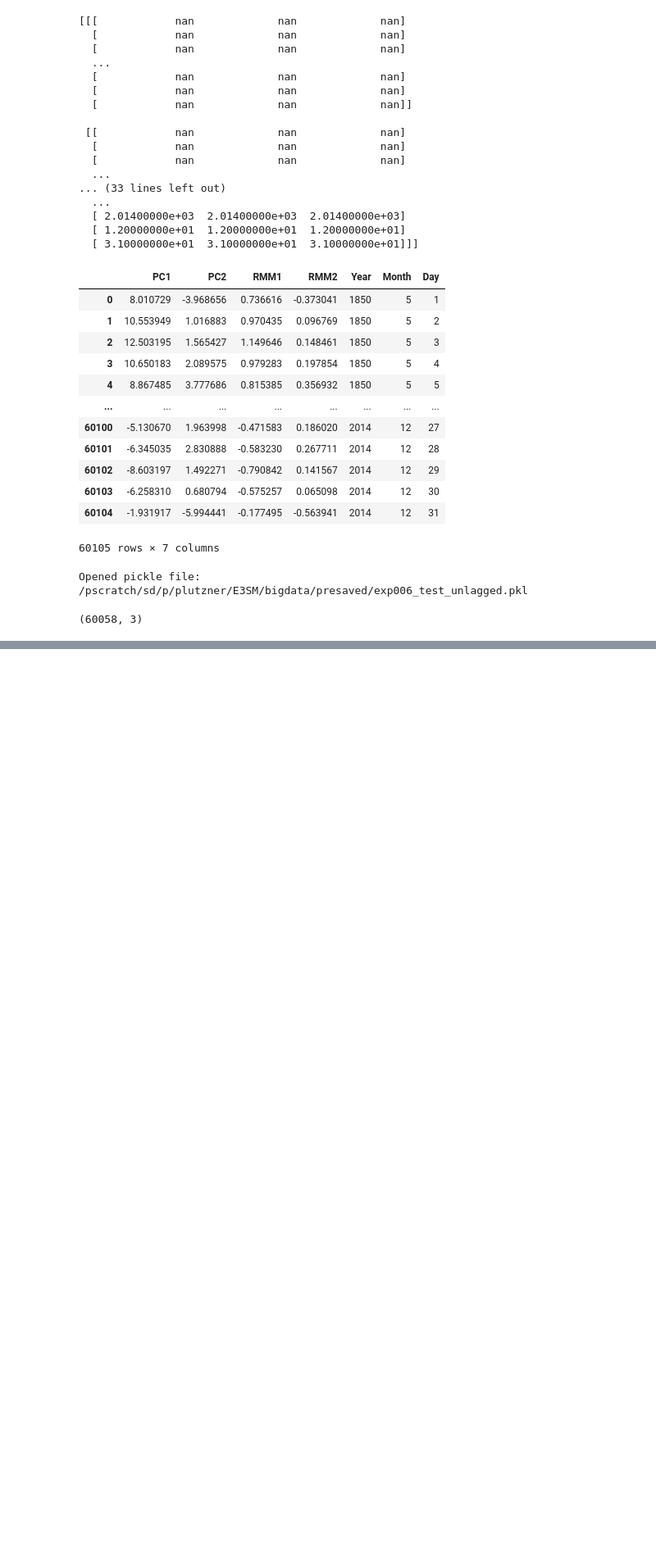
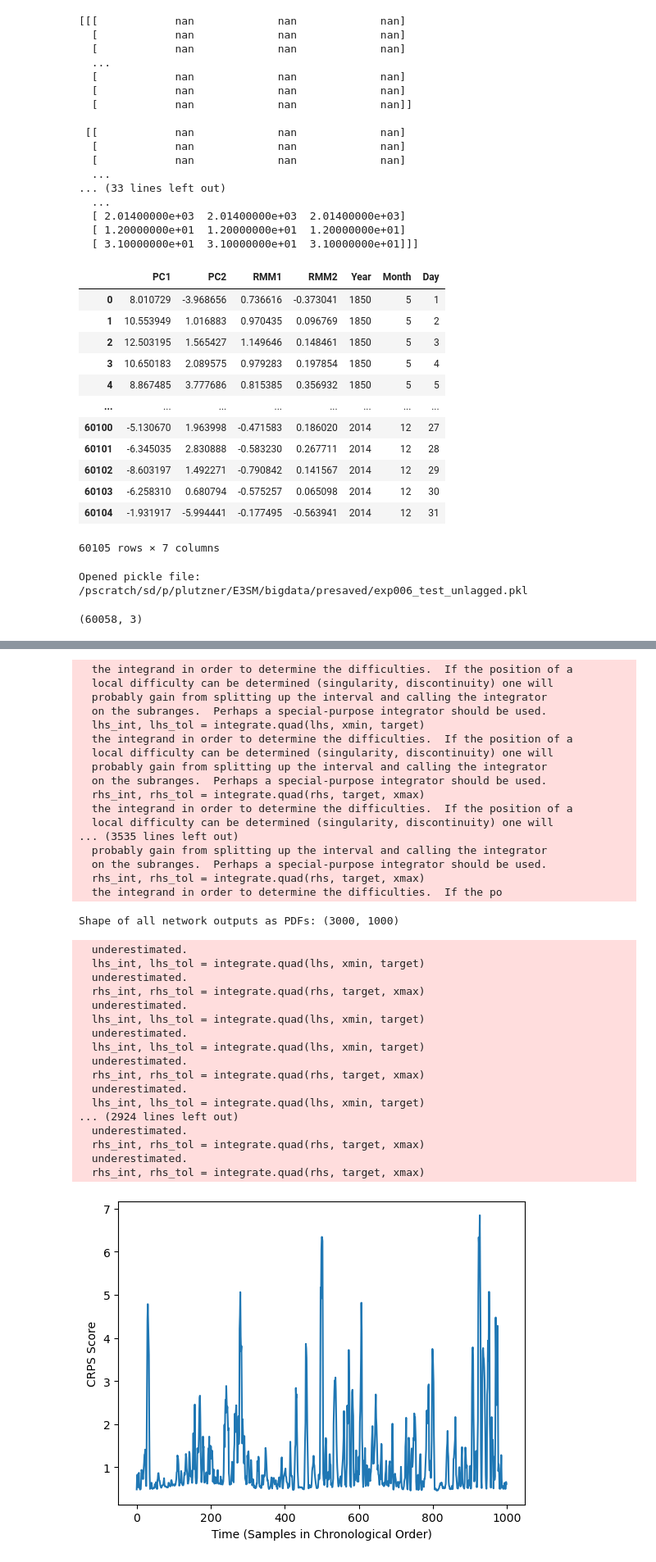
Before and after one commit to Jolan-vP/E3SM, a Jupyter notebook: playfile.ipynb, the cells around one changed output, grey strips where cells are left out. Shown at 82% size. Drawn from its saved outputs; the diff is of its cells as text; code cells hidden in the pictures; blank space fills up the shorter version.

```diff
--- a/playfile.ipynb
+++ b/playfile.ipynb
@@ -785,0 +847,15 @@ print(trimmed_data["x"].shape)
+# %%
+output_short = output[:1000, :]
+target_short = target[:1000]
+climatology_short = climatology[:1000]
+
+print(f"output short : {output_short.shape}")
+print(f"target short: {target_short.shape}")
+print(f"climatology_short: {climatology_short.shape}")
+
+# Comput CRPS for climatology
+CRPS_climatology = CRPS.calculateCRPS(output_short, target_short, x_wide, config, climatology_short)
+
+# Compute CRPS for all predictions
+CRPS_network = CRPS.calculateCRPS(output_short, target_short, x_wide, config, climatology = None)
+# %% [output]
@@ -785,0 +869,36 @@ print(trimmed_data["x"].shape)
+  the integrand in order to determine the difficulties.  If the position of a
+  local difficulty can be determined (singularity, discontinuity) one will
+  probably gain from splitting up the interval and calling the integrator
+  on the subranges.  Perhaps a special-purpose integrator should be used.
+  lhs_int, lhs_tol = integrate.quad(lhs, xmin, target)
+  the integrand in order to determine the difficulties.  If the position of a
+  local difficulty can be determined (singularity, discontinuity) one will
+  probably gain from splitting up the interval and calling the integrator
+  on the subranges.  Perhaps a special-purpose integrator should be used.
+  rhs_int, rhs_tol = integrate.quad(rhs, target, xmax)
+  the integrand in order to determine the difficulties.  If the position of a
+  local difficulty can be determined (singularity, discontinuity) one will
+... (3535 lines left out)
+  probably gain from splitting up the interval and calling the integrator
+  on the subranges.  Perhaps a special-purpose integrator should be used.
+  rhs_int, rhs_tol = integrate.quad(rhs, target, xmax)
+  the integrand in order to determine the difficulties.  If the po
+Shape of all network outputs as PDFs: (3000, 1000)
+  underestimated.
+  lhs_int, lhs_tol = integrate.quad(lhs, xmin, target)
+  underestimated.
+  rhs_int, rhs_tol = integrate.quad(rhs, target, xmax)
+  underestimated.
+  lhs_int, lhs_tol = integrate.quad(lhs, xmin, target)
+  underestimated.
+  lhs_int, lhs_tol = integrate.quad(lhs, xmin, target)
+  underestimated.
+  rhs_int, rhs_tol = integrate.quad(rhs, target, xmax)
+  underestimated.
+  lhs_int, lhs_tol = integrate.quad(lhs, xmin, target)
+... (2924 lines left out)
+  underestimated.
+  rhs_int, rhs_tol = integrate.quad(rhs, target, xmax)
+  underestimated.
+  rhs_int, rhs_tol = integrate.quad(rhs, target, xmax)
+[figure, added]
```
Also changed, not shown: parts of 6 cells of this notebook, 10 other files.
